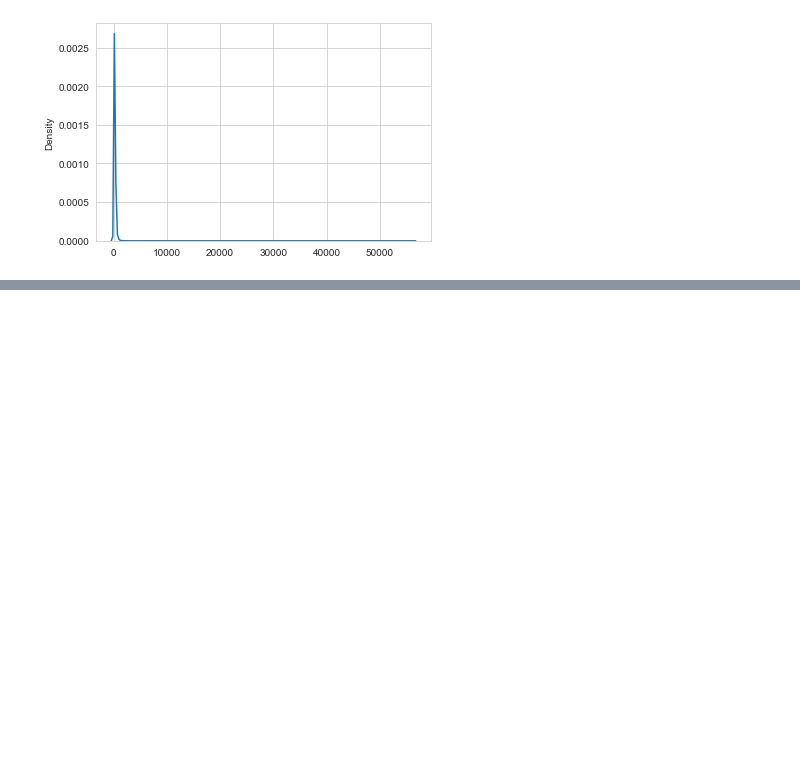
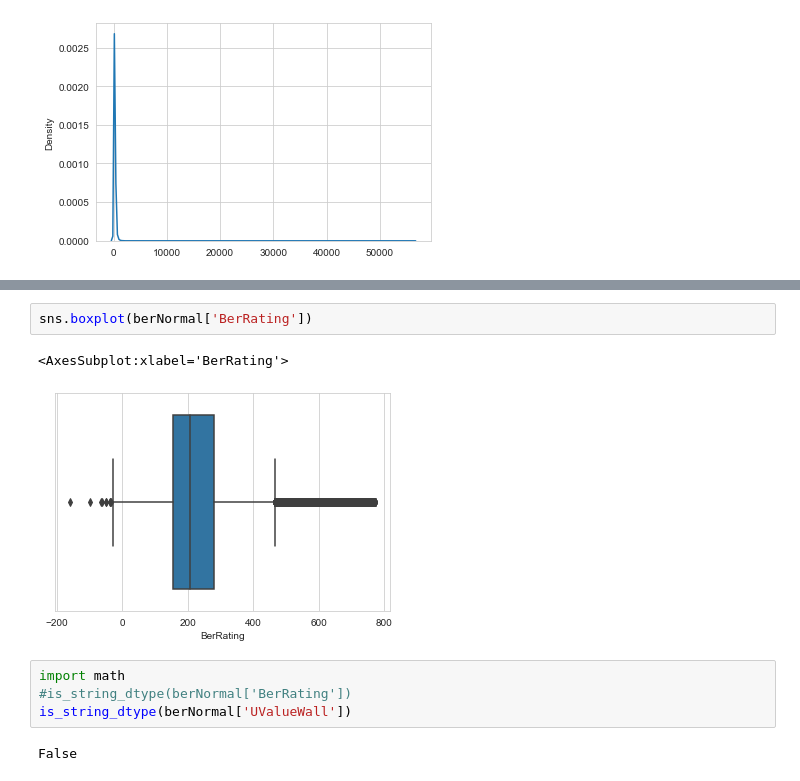
Before and after one commit to codefromjames/eire.energy, a Jupyter notebook: Building Energy Rating Prediction.ipynb, the cells around one changed output, grey strips where cells are left out. Cells and saved outputs as stored; diff of their text form; blank space fills up the shorter version.

```diff
--- a/Building Energy Rating Prediction.ipynb
+++ b/Building Energy Rating Prediction.ipynb
@@ -184,0 +243,11 @@ sns.kdeplot(np.array(ber['BerRating']), bw=0.5)
+# %%
+sns.boxplot(berNormal['BerRating'])
+# %% [output]
+<AxesSubplot:xlabel='BerRating'>
+[figure, added]
+# %%
+import math
+#is_string_dtype(berNormal['BerRating'])
+is_string_dtype(berNormal['UValueWall'])
+# %% [output]
+False
```
Also changed, not shown: parts of 23 cells of this notebook.
